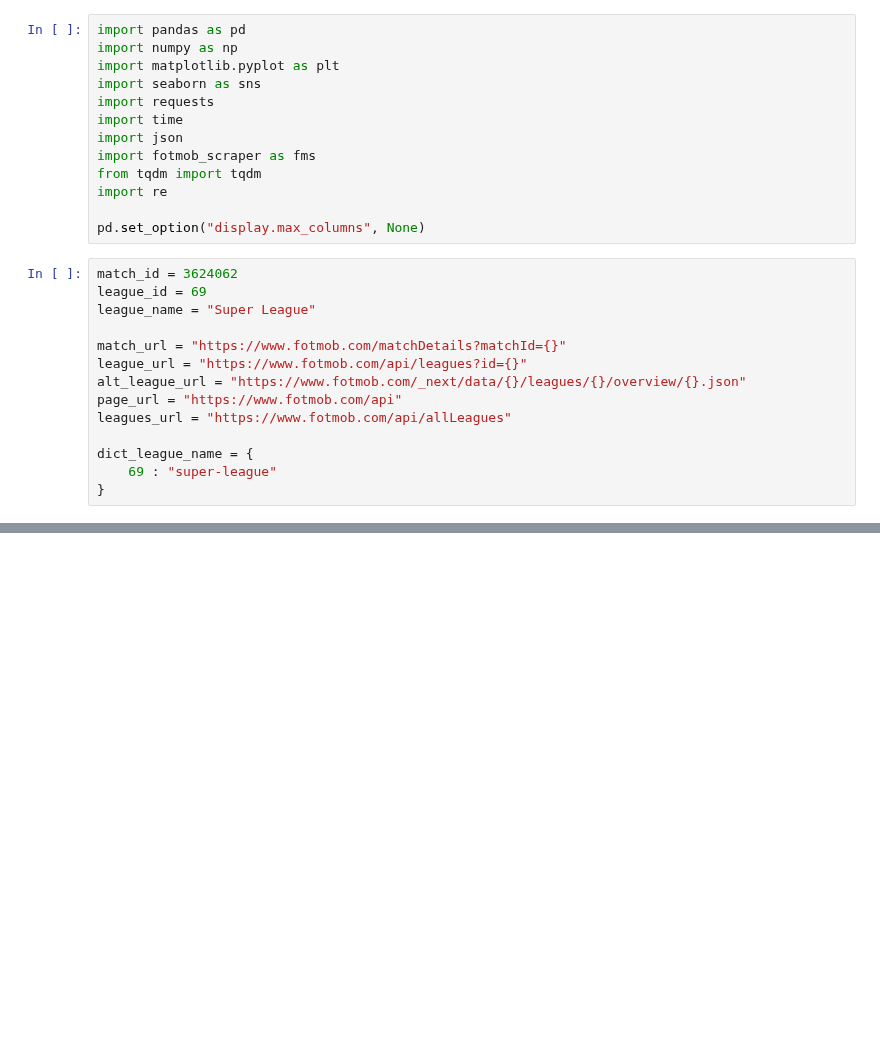
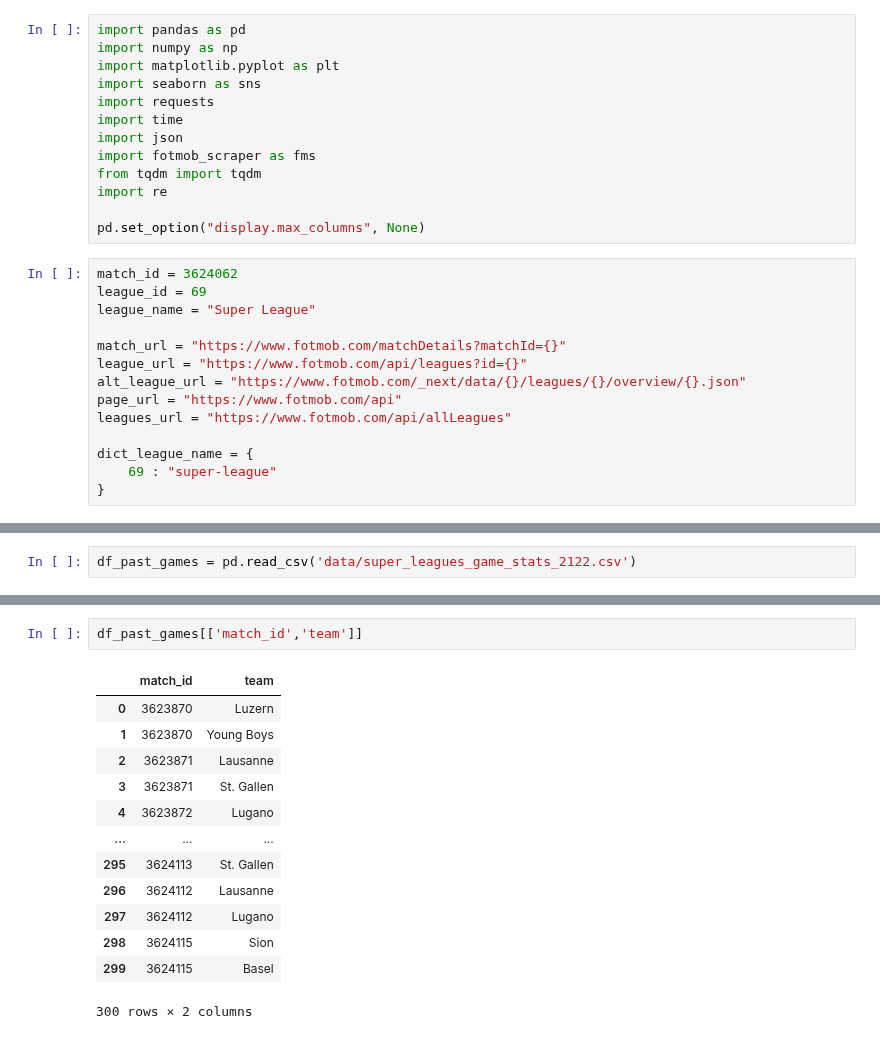
Before and after one commit to TK5-Tim/ds-projects, a Jupyter notebook: rsl/pull_data_fotmob.ipynb, the cells around one changed output, grey strips where cells are left out. Cells and saved outputs as stored; diff of their text form; blank space fills up the shorter version.

```diff
--- a/rsl/pull_data_fotmob.ipynb
+++ b/rsl/pull_data_fotmob.ipynb
@@ -69,0 +71,2 @@ df_shots.to_csv('data/super_leagues_shots_2122.csv')
+# %%
+df_past_games = pd.read_csv('data/super_leagues_game_stats_2122.csv')
@@ -69,0 +93,16 @@ df_shots.to_csv('data/super_leagues_shots_2122.csv')
+# %%
+df_past_games[['match_id','team']]
+# %% [output]
+|  | match_id | team |
+| 0 | 3623870 | Luzern |
+| 1 | 3623870 | Young Boys |
+| 2 | 3623871 | Lausanne |
+| 3 | 3623871 | St. Gallen |
+| 4 | 3623872 | Lugano |
+| ... | ... | ... |
+| 295 | 3624113 | St. Gallen |
+| 296 | 3624112 | Lausanne |
+| 297 | 3624112 | Lugano |
+| 298 | 3624115 | Sion |
+| 299 | 3624115 | Basel |
+300 rows × 2 columns
```
Also changed, not shown: parts of 10 cells of this notebook, 4 other files.
